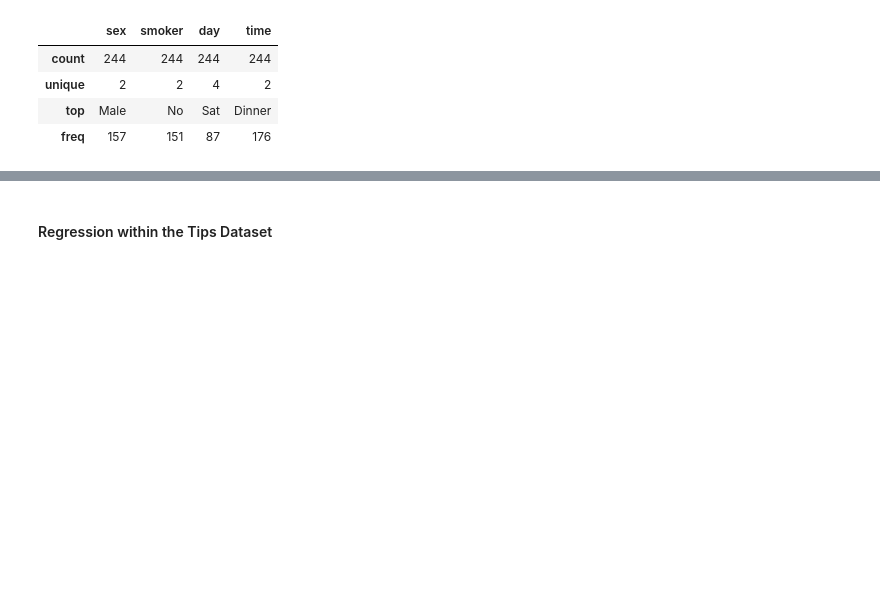
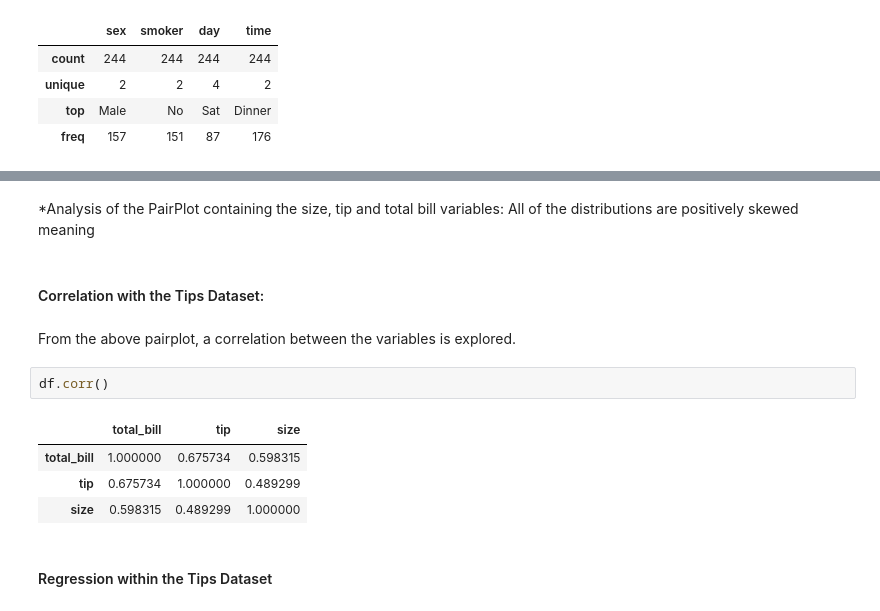
Before and after one commit to martinaobrien/FUNDAMENTALS-OF-DATA-ANALYSIS-Project-2019, a Jupyter notebook: Tips Dataset Assignment .ipynb, the cells around one changed output, grey strips where cells are left out. Cells and saved outputs as stored; diff of their text form; blank space fills up the shorter version.

Commit message:
Added in Correlation function and table using pandas

```diff
--- a/Tips Dataset Assignment .ipynb
+++ b/Tips Dataset Assignment .ipynb
@@ -152,3 +173,17 @@ Key pieces of information:
+# %% [markdown]
+*Analysis of the PairPlot containing the size, tip and total bill variables:
+All of the distributions are positively skewed meaning
+# %% [markdown]
+#### Correlation with the Tips Dataset:
+# %% [markdown]
+From the above pairplot, a correlation between the variables is explored.
+# %%
+df.corr()
+# %% [output]
+|  | total_bill | tip | size |
+| total_bill | 1.000000 | 0.675734 | 0.598315 |
+| tip | 0.675734 | 1.000000 | 0.489299 |
+| size | 0.598315 | 0.489299 | 1.000000 |
 # %% [markdown]
 #### Regression within the Tips Dataset
 # %% [markdown]
```
Also changed, not shown: parts of 15 cells of this notebook.
